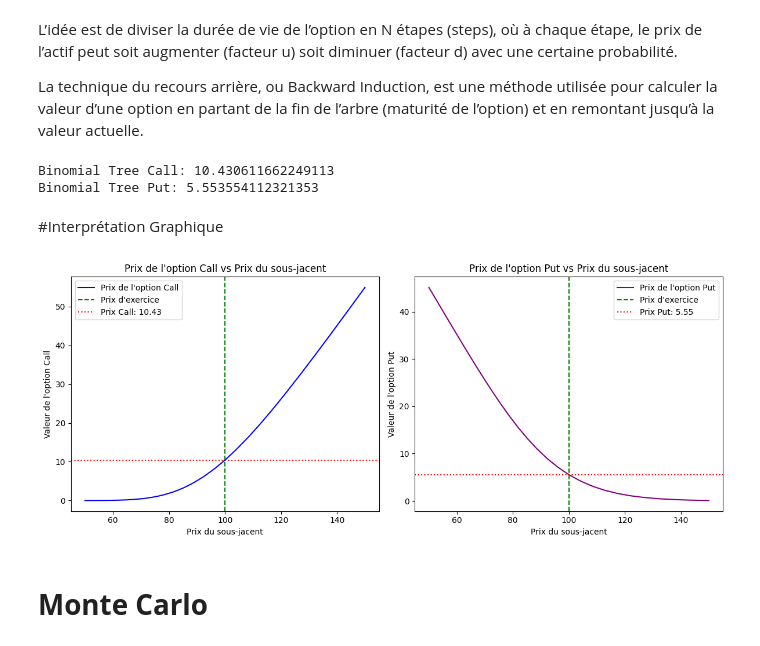
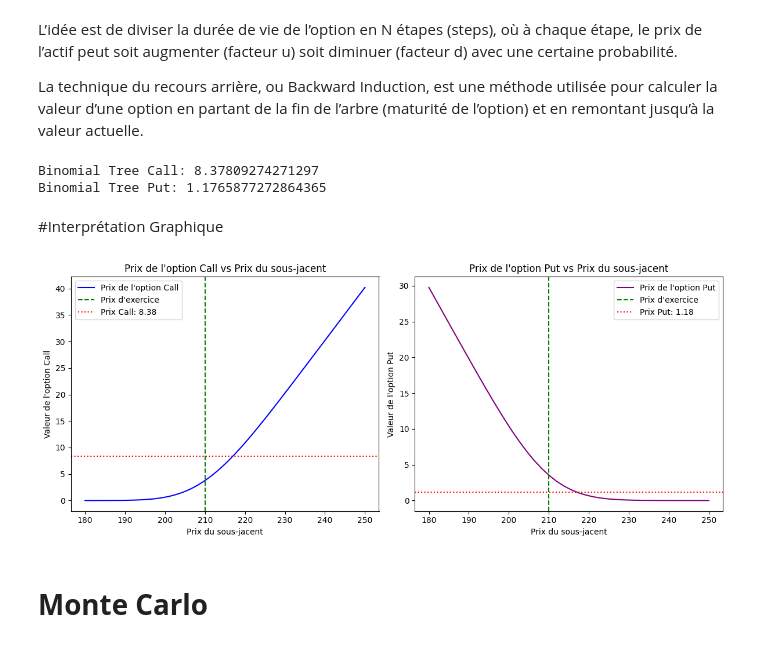
Before and after one commit to MalekGroune57/IAE_METZ_DATA_2025_GRP3, a Jupyter notebook: dossier.ipynb, the cells around one changed output. Saved outputs shown, nothing was run; the diff lists cells and outputs as text; code cells hidden in the pictures.

```diff
--- a/dossier.ipynb
+++ b/dossier.ipynb
@@ -82,20 +82,21 @@ def black_scholes(S, K, T, r, sigma, option_type="call"):
     else:
         raise ValueError("option_type doit être 'call' ou 'put'")
 
-# Exemple
-S_range = np.linspace(50, 150, 100)
-K = 100    # Prix d'exercice
-T = 1      # Temps jusqu'à l'expiration (en années)
-r = 0.05   # Taux d'intérêt sans risque
-sigma = 0.2  # Volatilité
+# Exemple pour l'action Safran SA
+S_range = np.linspace(200, 260, 100)
+S = 250.50
+K = 240    # Prix d'exercice
+T = 65/365      # Temps jusqu'à l'expiration (en années)
+r = 0.0228   # Taux d'intérêt sans risque
+sigma = 0.06782  # Volatilité
 
 # Calcul des prix d'option
-call_prices = [black_scholes(S, K, T, r, sigma, "call") for S in S_range]
-put_prices = [black_scholes(S, K, T, r, sigma, "put") for S in S_range]
+call_prices = [black_scholes(S_val, K, T, r, sigma, "call") for S_val in S_range]
+put_prices = [black_scholes(S_val, K, T, r, sigma, "put") for S_val in S_range]
 
 # Prix théoriques obtenus
-call_price_fixed = black_scholes(100, K, T, r, sigma, "call")
-put_price_fixed = black_scholes(100, K, T, r, sigma, "put")
+call_price_fixed = black_scholes(S, K, T, r, sigma, "call")
+put_price_fixed = black_scholes(S, K, T, r, sigma, "put")
 
 print("Black-Scholes Call:", black_scholes(S, K, T, r, sigma, "call"))
 print("Black-Scholes Put:", black_scholes(S, K, T, r, sigma, "put"))
@@ -168,12 +169,12 @@ def binomial_tree(S, K, T, r, sigma, steps=100, option_type="call", american=Fal
                 #aide à identifier les moments où il est optimal d’exercer une option américaine avant son échéance.
     return option[0, 0]
 
-# Exemple
-S = 100    # Prix actuel de l'actif sous-jacent
-K = 100    # Prix d'exercice
-T = 1      # Temps jusqu'à l'expiration (en années)
-r = 0.05   # Taux d'intérêt sans risque
-sigma = 0.2  # Volatilité
+# Exemple avec une option sur l'action Apple
+S = 216.98    # Prix actuel de l'actif sous-jacent
+K = 210    # Prix d'exercice
+T = 9/365      # Temps jusqu'à l'expiration (en années)
+r = 0.0428   # Taux d'intérêt sans risque
+sigma = 0.27807  # Volatilité
 steps = 100  # Nombre d'étapes de l'arbre binomial
 
 # Calcul du prix du Call et du Put pour S = 100
@@ -184,47 +185,47 @@ put_price_fixed = binomial_tree(S, K, T, r, sigma, steps, "put")
 print("Binomial Tree Call:", binomial_tree(S, K, T, r, sigma, steps=100, option_type="call"))
 print("Binomial Tree Put:", binomial_tree(S, K, T, r, sigma, steps=100, option_type="put"))
 # %% [output]
-Binomial Tree Call: 10.430611662249113
-Binomial Tree Put: 5.553554112321353
+Binomial Tree Call: 8.37809274271297
+Binomial Tree Put: 1.1765877272864365
 # %% [markdown]
 #Interprétation Graphique
 # %%
 # Génération des données pour le graphique
-S_range = np.linspace(50, 150, 100)
+S_range = np.linspace(180, 250, 100)
 call_prices = [binomial_tree(S_val, K, T, r, sigma, steps, "call") for S_val in S_range]
 put_prices = [binomial_tree(S_val, K, T, r, sigma, steps, "put") for S_val in S_range]
 
-# Calcul du prix du Call et du Put pour S = 100
+# Calcul du prix du Call et du Put pour S = 216.98
 call_price_fixed = binomial_tree(S, K, T, r, sigma, steps, "call")
 put_price_fixed = binomial_tree(S, K, T, r, sigma, steps, "put")
 
 # Création des graphiques
 plt.figure(figsize=(12, 5))
 
 # Graphique Call
 plt.subplot(1, 2, 1)
 plt.plot(S_range, call_prices, label="Prix de l'option Call", color="blue")
 plt.axvline(x=K, color="green", linestyle="--", label="Prix d'exercice")
 plt.axhline(y=call_price_fixed, color="red", linestyle=":", label=f"Prix Call: {call_price_fixed:.2f}")  # Ligne rouge en pointillé
 plt.xlabel("Prix du sous-jacent")
 plt.ylabel("Valeur de l'option Call")
 plt.title("Prix de l'option Call vs Prix du sous-jacent")
 plt.legend()
 
 # Graphique Put
 plt.subplot(1, 2, 2)
 plt.plot(S_range, put_prices, label="Prix de l'option Put", color="purple")
 plt.axvline(x=K, color="green", linestyle="--", label="Prix d'exercice")
 plt.axhline(y=put_price_fixed, color="red", linestyle=":", label=f"Prix Put: {put_price_fixed:.2f}")  # Ligne rouge en pointillé
 plt.xlabel("Prix du sous-jacent")
 plt.ylabel("Valeur de l'option Put")
 plt.title("Prix de l'option Put vs Prix du sous-jacent")
 plt.legend()
 
 plt.tight_layout()
 plt.show()
 # %% [output]
-[figure, old version]
+[figure, new version]
 # %% [markdown]
 # **Monte Carlo**
 # %% [markdown]
```
Also changed, not shown: parts of 3 cells of this notebook.
